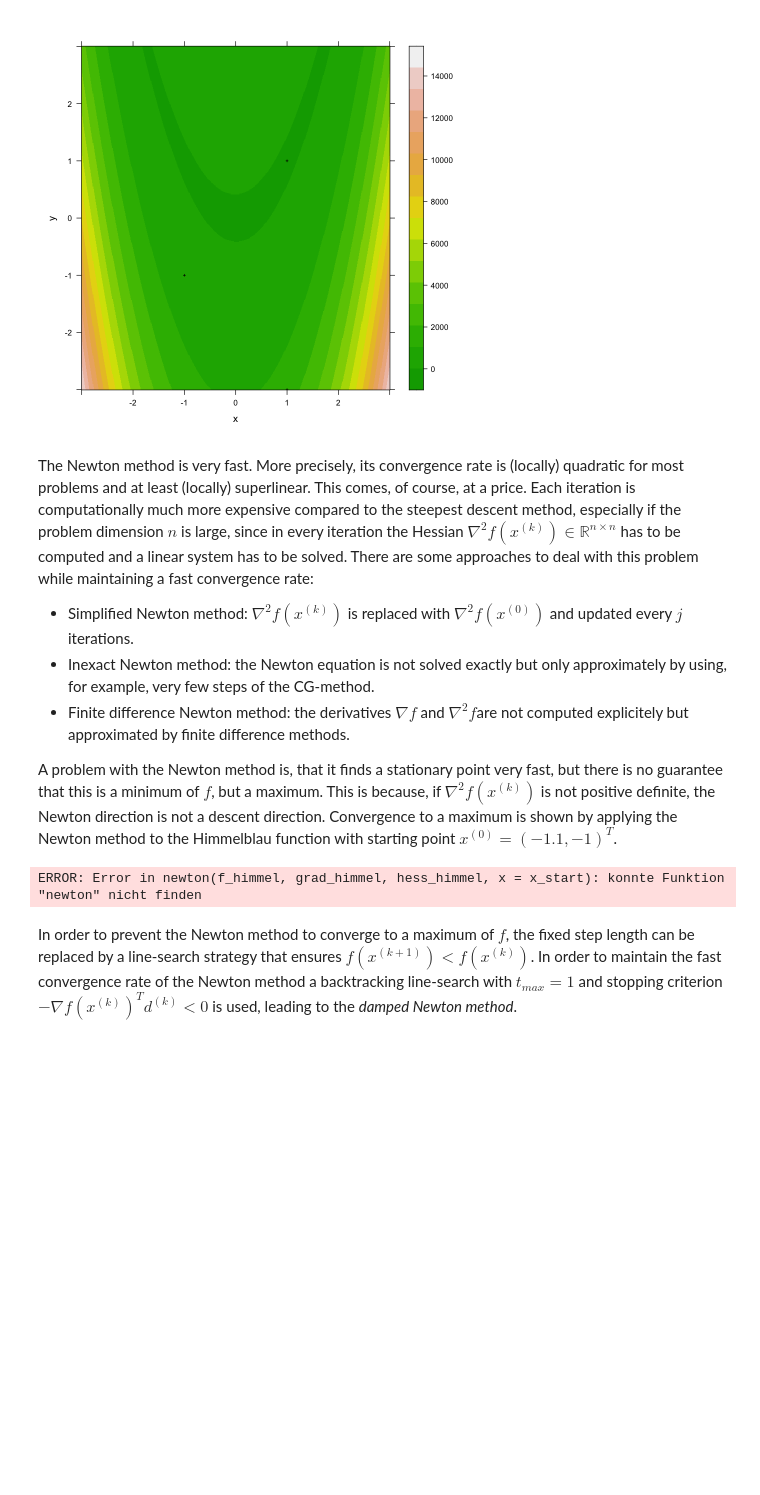
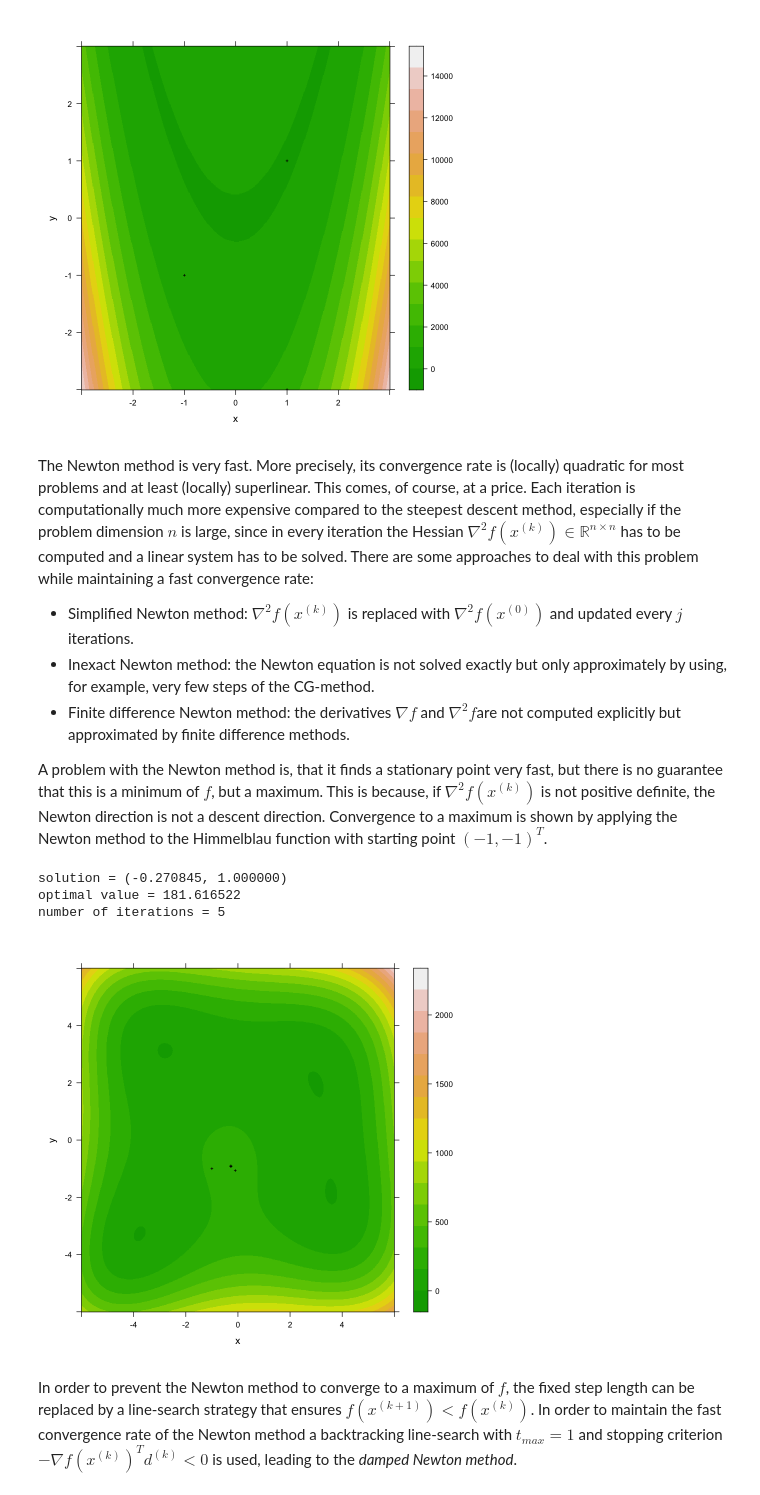
Before and after one commit to juwagner/num_opt, a Jupyter notebook: notebook.ipynb, the cells around one changed output. Saved outputs shown, nothing was run; the diff lists cells and outputs as text; code cells hidden in the pictures; blank space fills up the shorter version.

```diff
--- a/notebook.ipynb
+++ b/notebook.ipynb
@@ -147,19 +145,22 @@ number of iterations = 2
 The Newton method is very fast. More precisely, its convergence rate is (locally) quadratic for most problems and at least (locally) superlinear. This comes, of course, at a price. Each iteration is computationally much more expensive compared to the steepest descent method, especially if the problem dimension $n$ is large, since in every iteration the Hessian $\nabla^2f(x^{(k)}) \in \mathbb{R}^{n \times n}$ has to be computed and a linear system has to be solved. There are some approaches to deal with this problem while maintaining a fast convergence rate:
 - Simplified Newton method: $\nabla^2f(x^{(k)})$ is replaced with $\nabla^2f(x^{(0)})$ and updated every $j$ iterations.
 - Inexact Newton method: the Newton equation is not solved exactly but only approximately by using, for example, very few steps of the CG-method.
-- Finite difference Newton method: the derivatives $\nabla f$ and $\nabla^2f$are not computed explicitely but approximated by finite difference methods.
+- Finite difference Newton method: the derivatives $\nabla f$ and $\nabla^2f$are not computed explicitly but approximated by finite difference methods.
 
-A problem with the Newton method is, that it finds a stationary point very fast, but there is no guarantee that this is a minimum of $f$, but a maximum. This is because, if $\nabla^2f(x^{(k)})$ is not positive definite, the Newton direction is not a descent direction. Convergence to a maximum is shown by applying the Newton method to the Himmelblau function with starting point $x^{(0)} = (-1.1, -1)^T$.
+A problem with the Newton method is, that it finds a stationary point very fast, but there is no guarantee that this is a minimum of $f$, but a maximum. This is because, if $\nabla^2f(x^{(k)})$ is not positive definite, the Newton direction is not a descent direction. Convergence to a maximum is shown by applying the Newton method to the Himmelblau function with starting point $(-1, -1)^T$.
 # %%
 # Newton method for Himmelblau function
-x_start <- c(-1.1, -1)
+x_start <- c(-1, -1)
 newton_min <- newton(f_himmel, grad_himmel, hess_himmel, x = x_start)
 cat(sprintf("solution = (%f, %f) \n", newton_min$results$solution[1], sd_min$results$solution[2]))
 cat(sprintf("optimal value = %f \n", newton_min$results$opt_value))
 cat(sprintf("number of iterations = %s", newton_min$results$n_iter))
 plot_iterates_2d(f_himmel, newton_min$iterates, xlim=c(-6, 6), ylim=c(-6, 6))
 # %% [output]
-ERROR: Error in newton(f_himmel, grad_himmel, hess_himmel, x = x_start): konnte Funktion "newton" nicht finden
+solution = (-0.270845, 1.000000)
+optimal value = 181.616522
+number of iterations = 5
+[figure, added]
 # %% [markdown]
 In order to prevent the Newton method to converge to a maximum of $f$, the fixed step length can be replaced by a line-search strategy that ensures $f(x^{(k+1)}) < f(x^{(k)})$. In order to maintain the fast convergence rate of the Newton method a backtracking line-search with $t_{max} = 1$ and stopping criterion $ -\nabla f(x^{(k)})^{T} d^{(k)} < 0$ is used, leading to the *damped Newton method*.
 # %%
```
Also changed, not shown: parts of 19 cells of this notebook, 4 other files.
